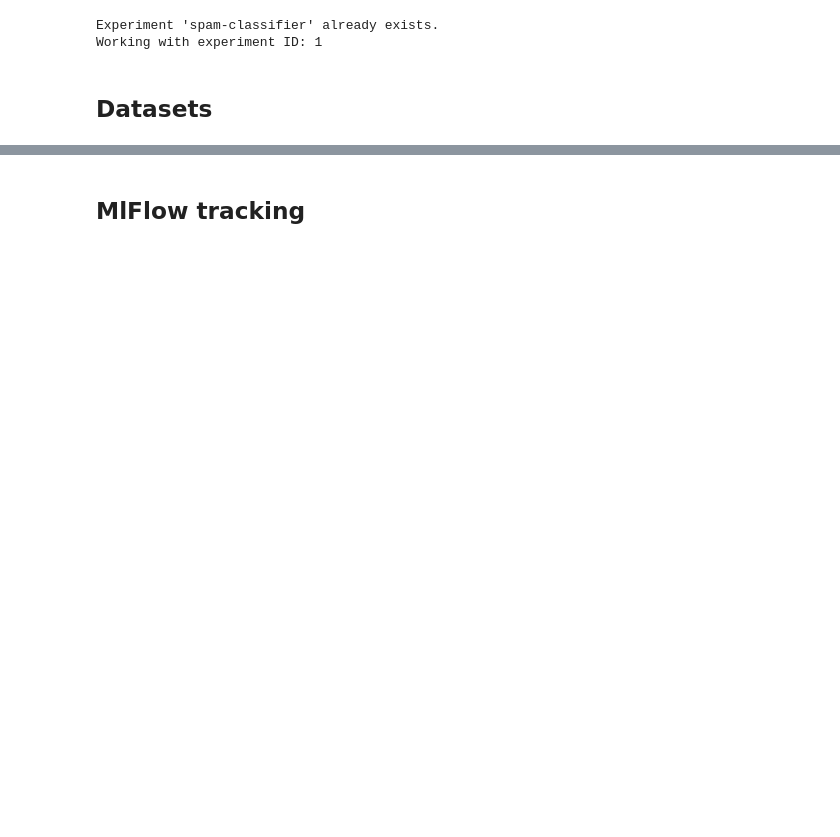
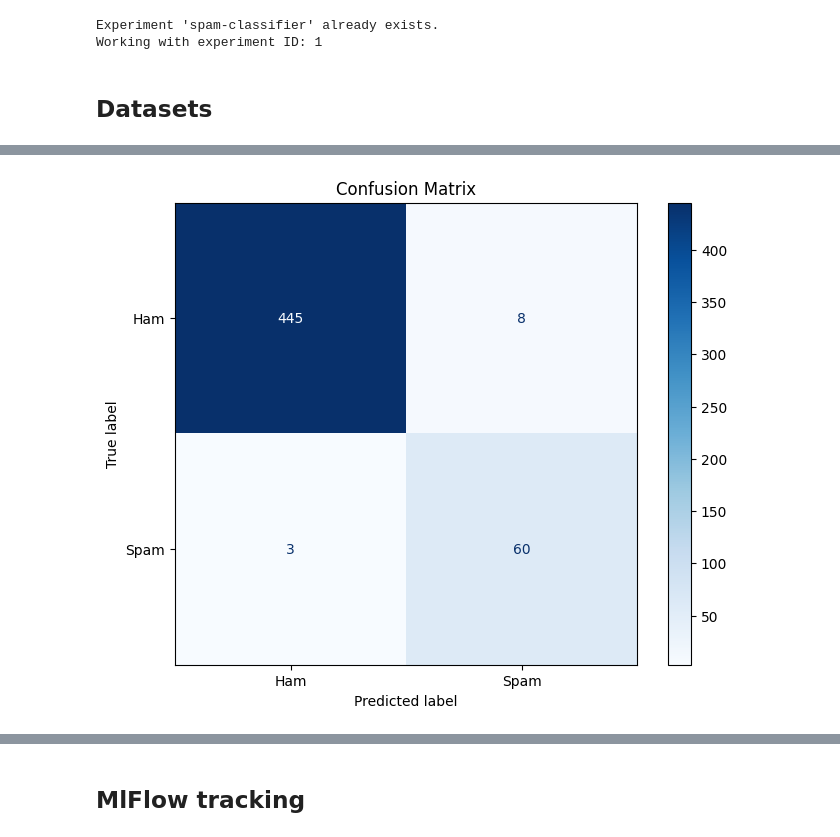
Before and after one commit to amaldu/AntiSpam-NLP-Pipeline, a Jupyter notebook: notebooks/experimentation/base_model_bow_MNB.ipynb, the cells around one changed output, grey strips where cells are left out. Saved outputs shown, nothing was run; the diff lists cells and outputs as text; code cells hidden in the pictures; blank space fills up the shorter version.

```diff
--- a/notebooks/experimentation/base_model_bow_MNB.ipynb
+++ b/notebooks/experimentation/base_model_bow_MNB.ipynb
@@ -76,6 +76,4 @@ signature = infer_signature(X_train, y_train)
 # %%
-import mlflow.sklearn
-
 import matplotlib.pyplot as plt
 from sklearn.feature_extraction.text import CountVectorizer
 from sklearn.naive_bayes import MultinomialNB
@@ -91,13 +89,9 @@ from sklearn.metrics import (
     balanced_accuracy_score,
 )
 
-import os
-
-artifact_root = "./artifacts_local/mlflow_artifacts"
-os.makedirs(artifact_root, exist_ok=True)
 
 pipeline = Pipeline([
-        ('vectorizer', CountVectorizer(ngram_range=(1, 1), max_features=2000)),
+        ('vectorizer', CountVectorizer(ngram_range=(1, 1), max_features=None)),
         ('classifier', MultinomialNB())
     ])
 
@@ -145,6 +147,9 @@ Notes:
 # %%
 test_conf_matrix = confusion_matrix(y_test, y_test_pred)
+matrix_fig, ax = plt.subplots(figsize=(8, 6))
 cm_display = ConfusionMatrixDisplay(confusion_matrix=test_conf_matrix, display_labels=['Ham', 'Spam'])
-cm_display.plot(cmap='Blues')
-plt.title("Confusion Matrix (Test Data)")
+cm_display.plot(cmap='Blues', ax=ax)
+plt.title("Confusion Matrix")
 plt.show()
+# %% [output]
+[figure, added]
```
Also changed, not shown: parts of 16 cells of this notebook, 18 other files.
